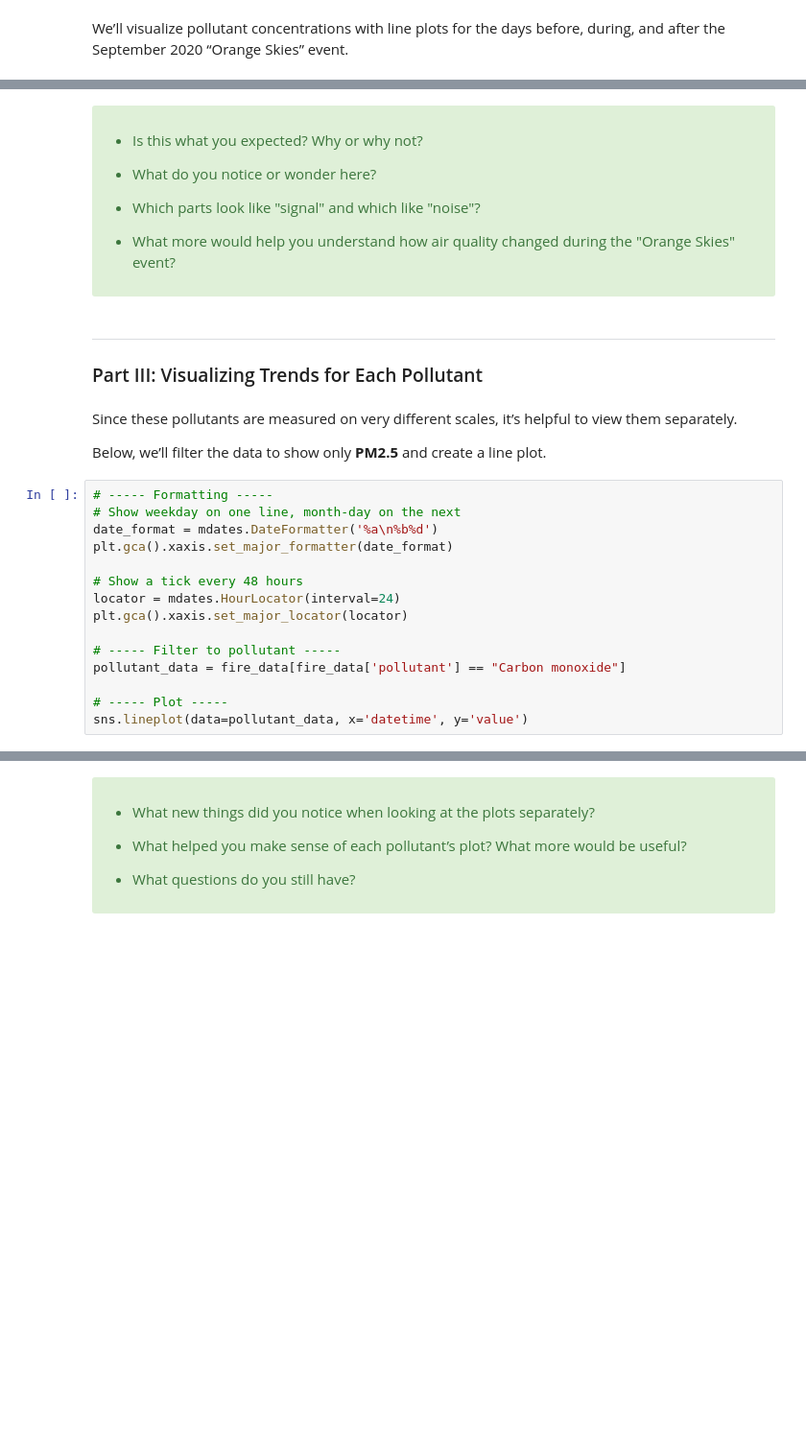
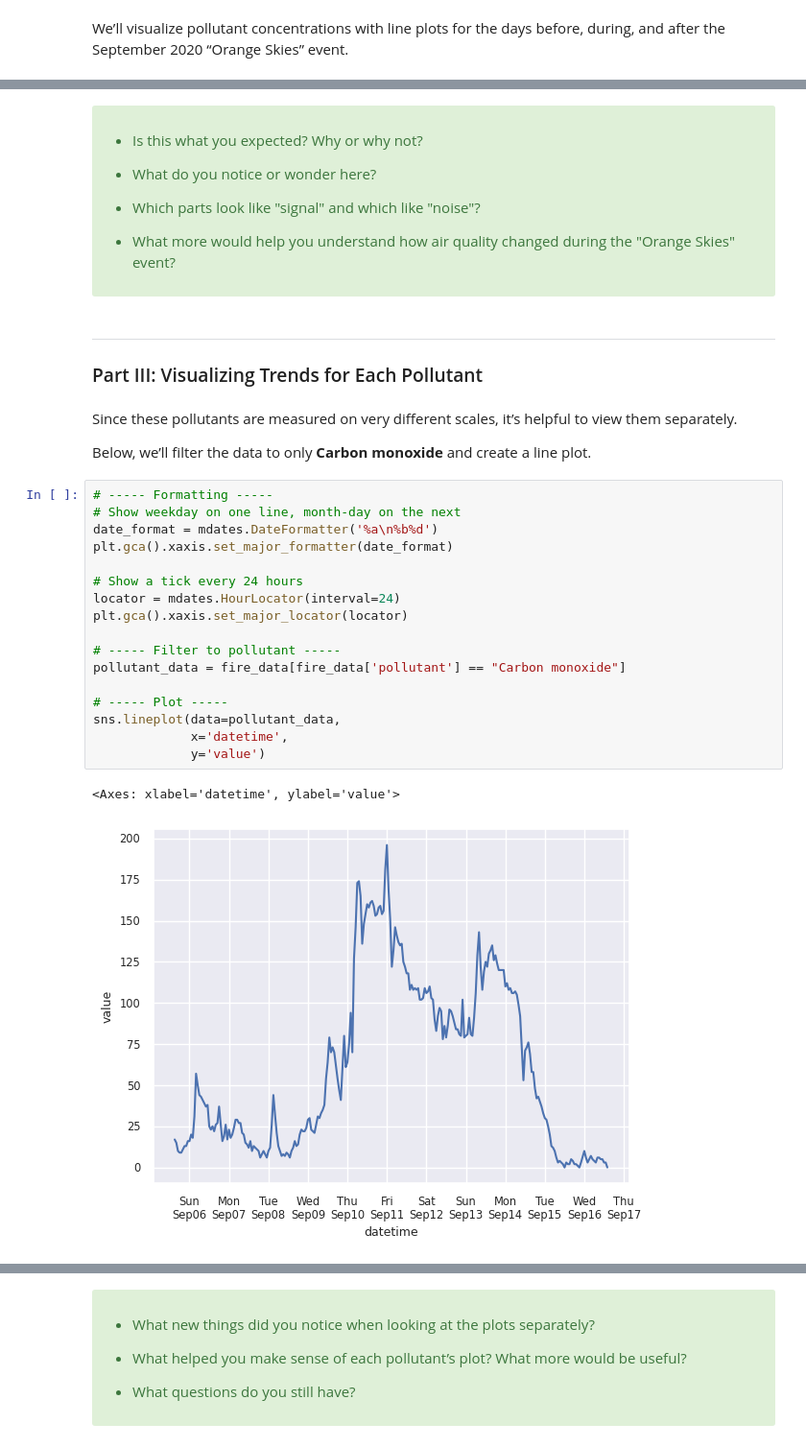
Before and after one commit to CalCoRE/show-your-work, a Jupyter notebook: timeseries/TimeSeriesPython.ipynb, the cells around one changed output, grey strips where cells are left out. Shown: that part at 96% size. Cells and saved outputs as stored; diff of their text form; blank space fills up the shorter version.

```diff
--- a/timeseries/TimeSeriesPython.ipynb
+++ b/timeseries/TimeSeriesPython.ipynb
@@ -338,6 +403,10 @@ sns.lineplot(
 
 
 * What more would help you understand how air quality changed during the "Orange Skies" event?
+
+
+
+</div>
 # %% [markdown]
 ---
 
@@ -345,22 +414,27 @@ sns.lineplot(
 # %% [markdown]
 Since these pollutants are measured on very different scales, it’s helpful to view them separately.
 
-Below, we’ll filter the data to show only **PM2.5** and create a line plot.
+Below, we’ll filter the data to only **Carbon monoxide** and create a line plot.
 # %%
 # ----- Formatting -----
 # Show weekday on one line, month-day on the next
 date_format = mdates.DateFormatter('%a\n%b%d')
 plt.gca().xaxis.set_major_formatter(date_format)
 
-# Show a tick every 48 hours
+# Show a tick every 24 hours
 locator = mdates.HourLocator(interval=24)
 plt.gca().xaxis.set_major_locator(locator)
 
 # ----- Filter to pollutant -----
 pollutant_data = fire_data[fire_data['pollutant'] == "Carbon monoxide"]
 
 # ----- Plot -----
-sns.lineplot(data=pollutant_data, x='datetime', y='value')
+sns.lineplot(data=pollutant_data,
+             x='datetime',
+             y='value')
+# %% [output]
+<Axes: xlabel='datetime', ylabel='value'>
+[figure, added]
 # %% [markdown]
 What trends do you expect for the other pollutants?
 
```
Also changed, not shown: parts of 25 cells of this notebook.
